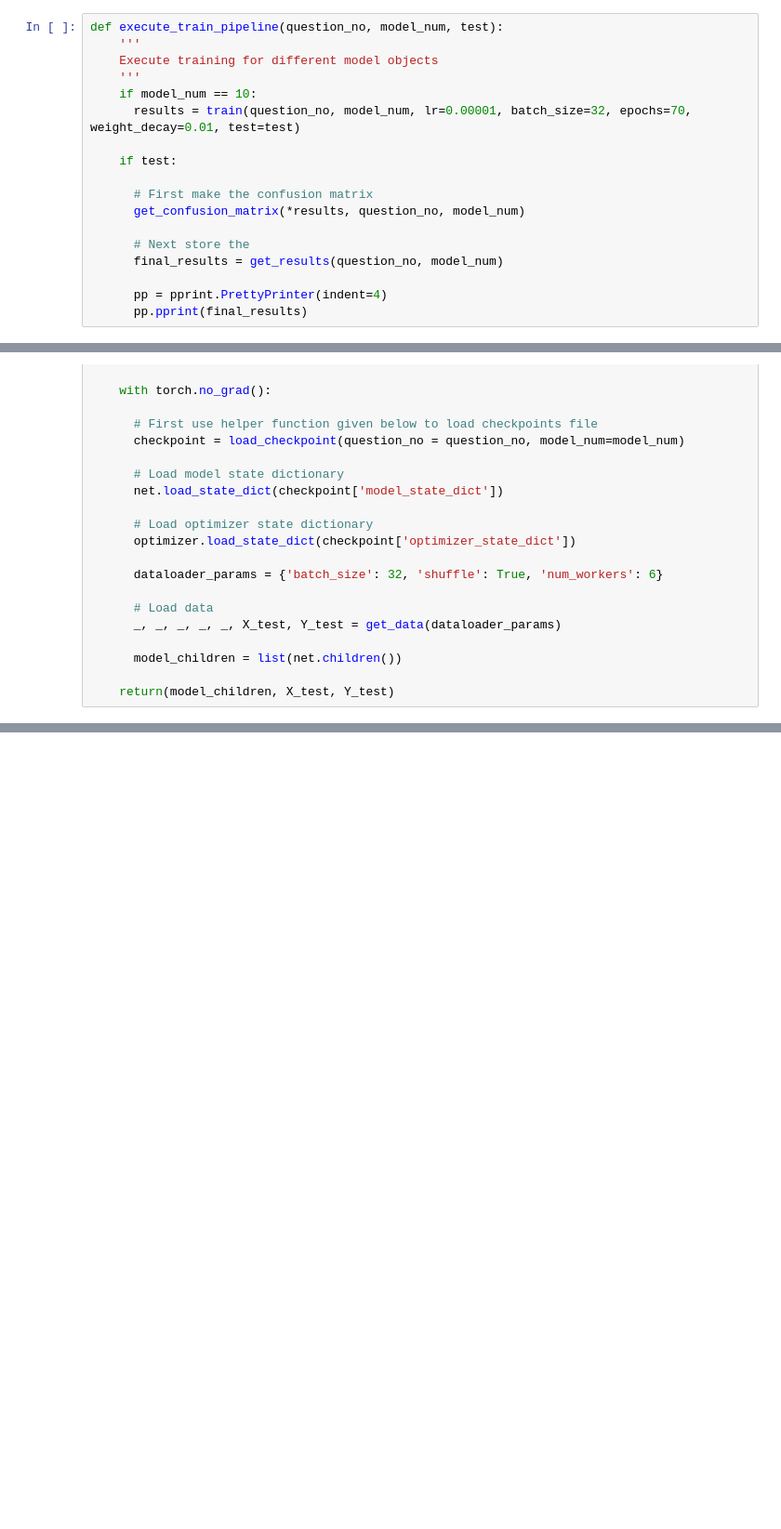
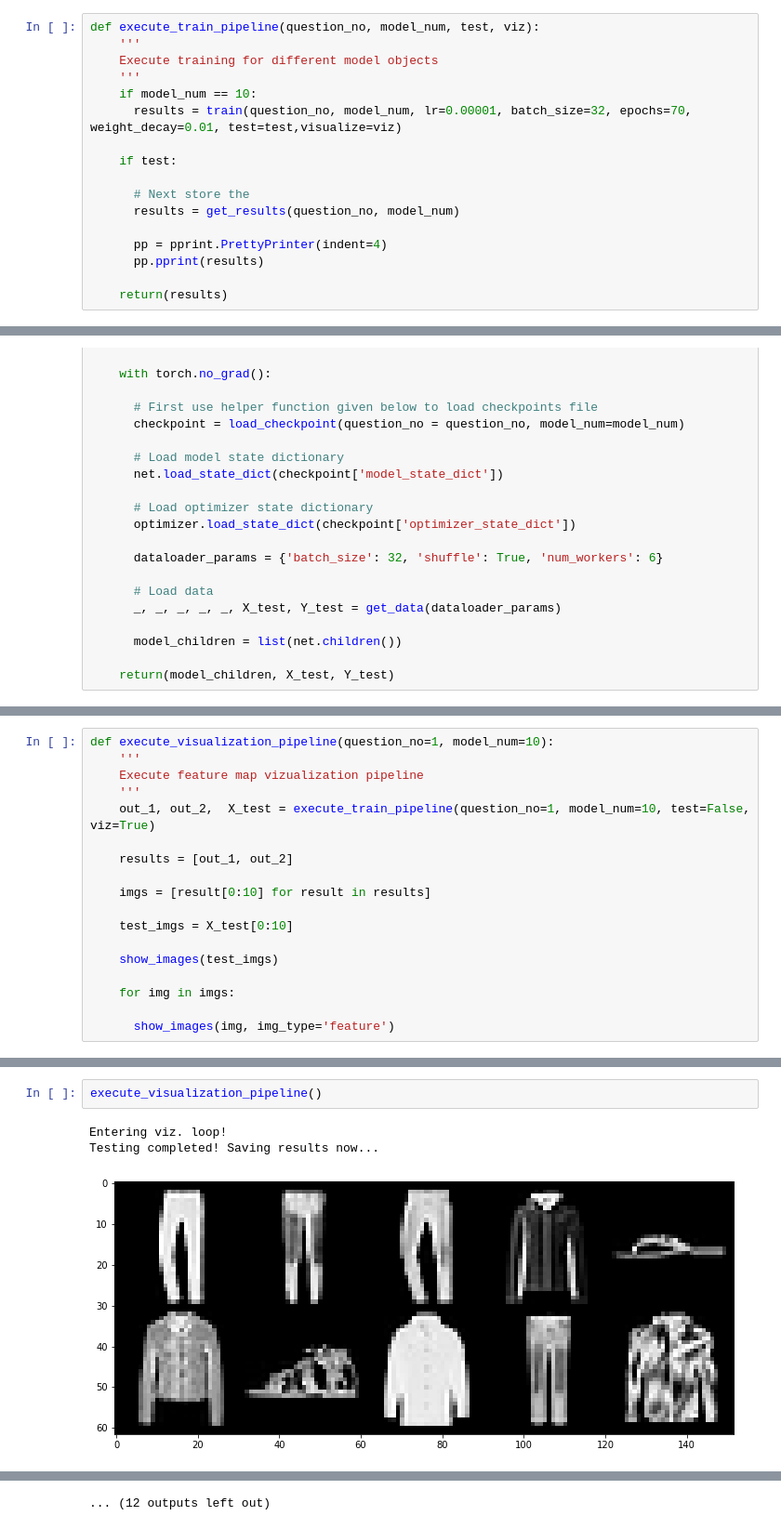
Before and after one commit to akshatgoel92/torch-visualize, a Jupyter notebook: src/3_3.ipynb, the cells around one changed output, grey strips where cells are left out. Shown: that part at 93% size. Saved outputs shown, nothing was run; the diff lists cells and outputs as text; blank space fills up the shorter version.

```diff
--- a/src/3_3.ipynb
+++ b/src/3_3.ipynb
@@ -459,21 +479,20 @@ def get_confusion_matrix(pred_list, lbl_list, question_no, model_num, dest_path=
 # %%
-def execute_train_pipeline(question_no, model_num, test):
+def execute_train_pipeline(question_no, model_num, test, viz):
     '''
     Execute training for different model objects
     '''
     if model_num == 10:
-      results = train(question_no, model_num, lr=0.00001, batch_size=32, epochs=70, weight_decay=0.01, test=test)
+      results = train(question_no, model_num, lr=0.00001, batch_size=32, epochs=70, weight_decay=0.01, test=test,visualize=viz)
 
     if test:
 
-      # First make the confusion matrix
-      get_confusion_matrix(*results, question_no, model_num)
-
       # Next store the
-      final_results = get_results(question_no, model_num)
+      results = get_results(question_no, model_num)
 
       pp = pprint.PrettyPrinter(indent=4)
-      pp.pprint(final_results)
+      pp.pprint(results)
+
+    return(results)
 # %%
 def get_setup_for_feature_map(question_no = 1, model_num = 10, lr = 0.00001, weight_decay = 0.01):
     '''
@@ -571,2 +573,20 @@ def show_imgs():
+# %%
+def execute_visualization_pipeline(question_no=1, model_num=10):
+    '''
+    Execute feature map vizualization pipeline
+    '''
+    out_1, out_2,  X_test = execute_train_pipeline(question_no=1, model_num=10, test=False, viz=True)
+
+    results = [out_1, out_2]
+
+    imgs = [result[0:10] for result in results]
+
+    test_imgs = X_test[0:10]
+
+    show_images(test_imgs)
+
+    for img in imgs:
+
+      show_images(img, img_type='feature')
 # %%
 # train_results = execute_train_pipeline(question_no=1, model_num=10, test=False)
@@ -672,0 +607,6 @@ show_images(results[1], img_type='feature')
+# %%
+execute_visualization_pipeline()
+# %% [output]
+Entering viz. loop!
+Testing completed! Saving results now...
+[figure, added]
@@ -672,0 +623 @@ show_images(results[1], img_type='feature')
+... (12 outputs left out)
```
Also changed, not shown: parts of 20 cells of this notebook.
